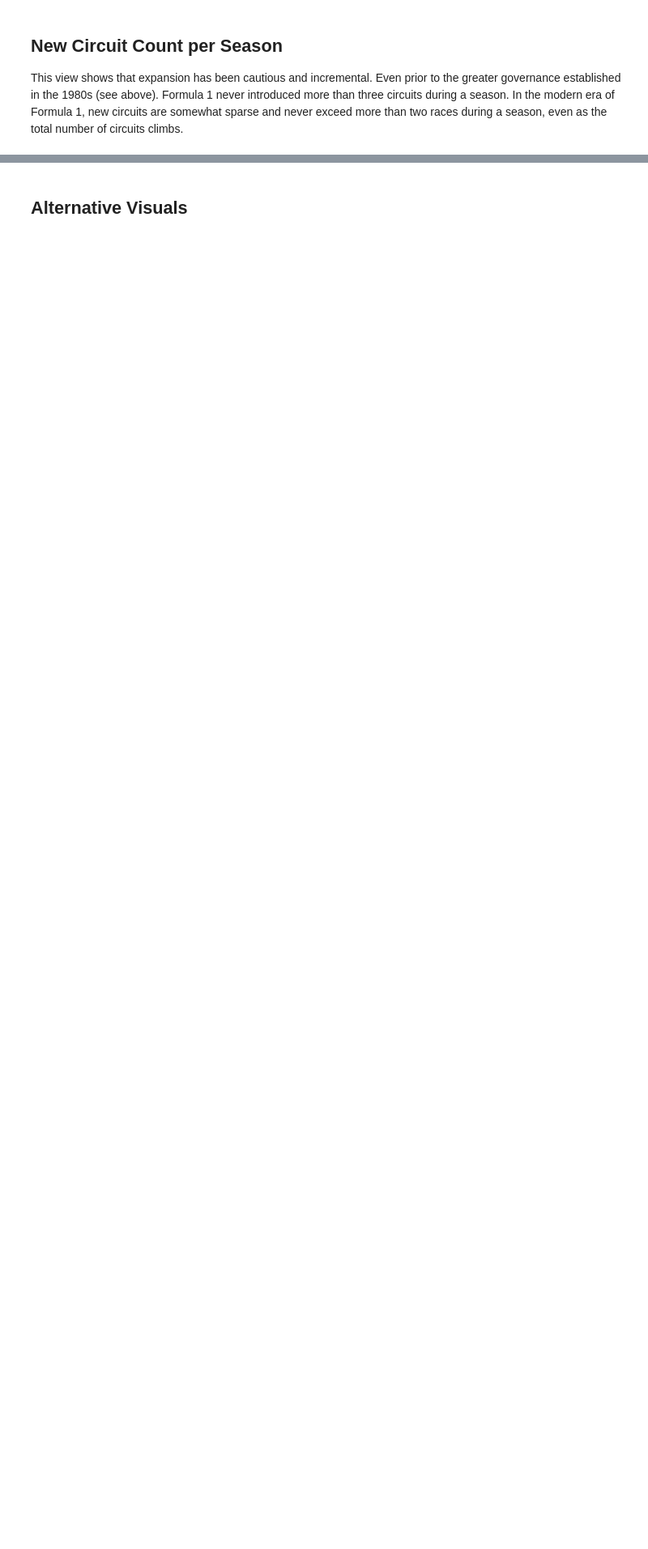
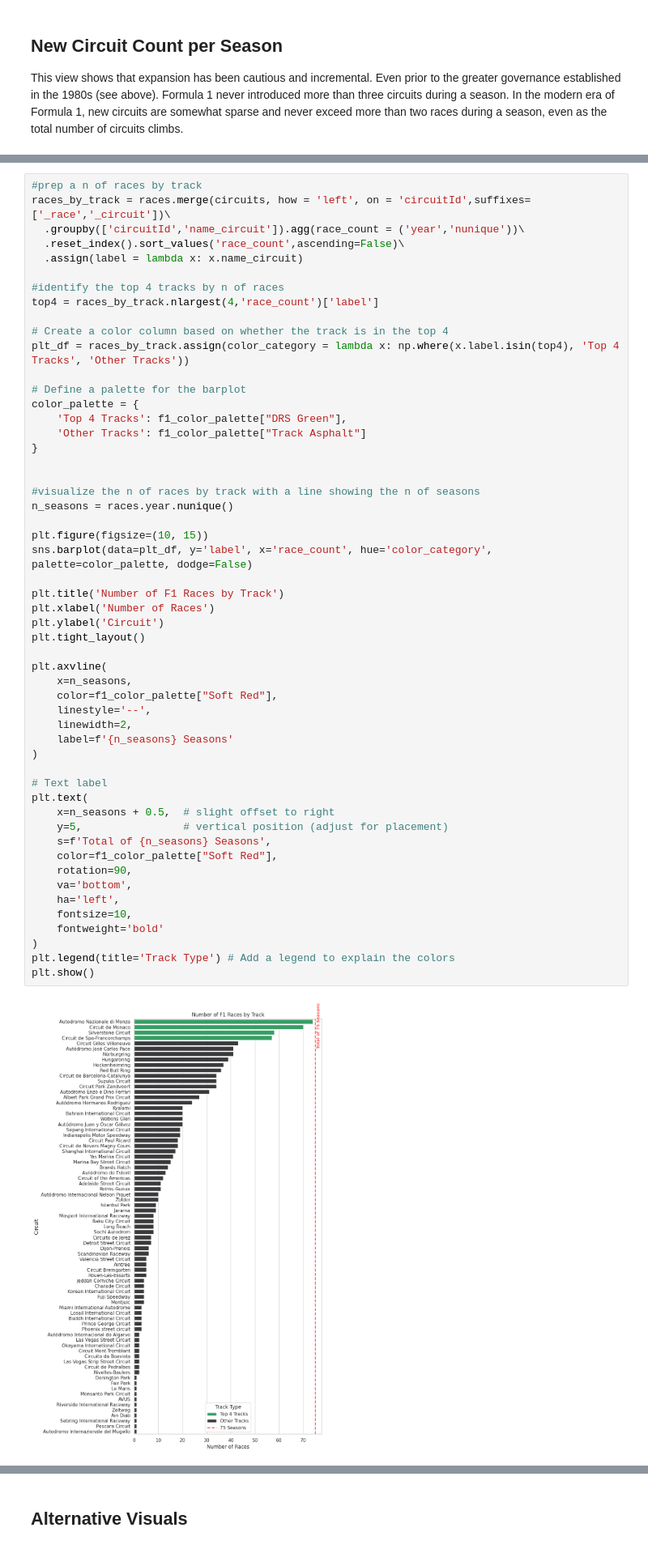
Before and after one commit to davidgoins236/data_viz_final_project, a Jupyter notebook: data_viz_final_project.ipynb, the cells around one changed output, grey strips where cells are left out. Shown at 81% size. Drawn from its saved outputs; the diff is of its cells as text; blank space fills up the shorter version.

```diff
--- a/data_viz_final_project.ipynb
+++ b/data_viz_final_project.ipynb
@@ -232,0 +283,55 @@ plt.show()
+# %%
+#prep a n of races by track
+races_by_track = races.merge(circuits, how = 'left', on = 'circuitId',suffixes=['_race','_circuit'])\
+  .groupby(['circuitId','name_circuit']).agg(race_count = ('year','nunique'))\
+  .reset_index().sort_values('race_count',ascending=False)\
+  .assign(label = lambda x: x.name_circuit)
+
+#identify the top 4 tracks by n of races
+top4 = races_by_track.nlargest(4,'race_count')['label']
+
+# Create a color column based on whether the track is in the top 4
+plt_df = races_by_track.assign(color_category = lambda x: np.where(x.label.isin(top4), 'Top 4 Tracks', 'Other Tracks'))
+
+# Define a palette for the barplot
+color_palette = {
+    'Top 4 Tracks': f1_color_palette["DRS Green"],
+    'Other Tracks': f1_color_palette["Track Asphalt"]
+}
+
+
+#visualize the n of races by track with a line showing the n of seasons
+n_seasons = races.year.nunique()
+
+plt.figure(figsize=(10, 15))
+sns.barplot(data=plt_df, y='label', x='race_count', hue='color_category', palette=color_palette, dodge=False)
+
+plt.title('Number of F1 Races by Track')
+plt.xlabel('Number of Races')
+plt.ylabel('Circuit')
+plt.tight_layout()
+
+plt.axvline(
+    x=n_seasons,
+    color=f1_color_palette["Soft Red"],
+    linestyle='--',
+    linewidth=2,
+    label=f'{n_seasons} Seasons'
+)
+
+# Text label
+plt.text(
+    x=n_seasons + 0.5,  # slight offset to right
+    y=5,                # vertical position (adjust for placement)
+    s=f'Total of {n_seasons} Seasons',
+    color=f1_color_palette["Soft Red"],
+    rotation=90,
+    va='bottom',
+    ha='left',
+    fontsize=10,
+    fontweight='bold'
+)
+plt.legend(title='Track Type') # Add a legend to explain the colors
+plt.show()
+# %% [output]
+[figure, added]
```
Also changed, not shown: parts of 14 cells of this notebook.
